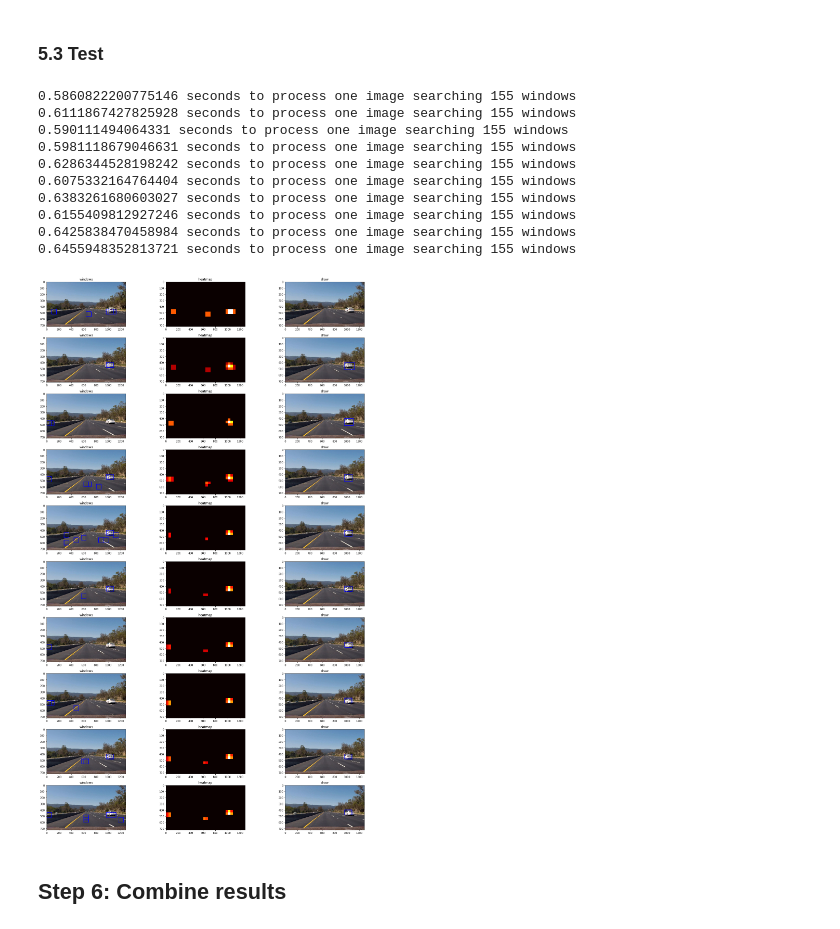
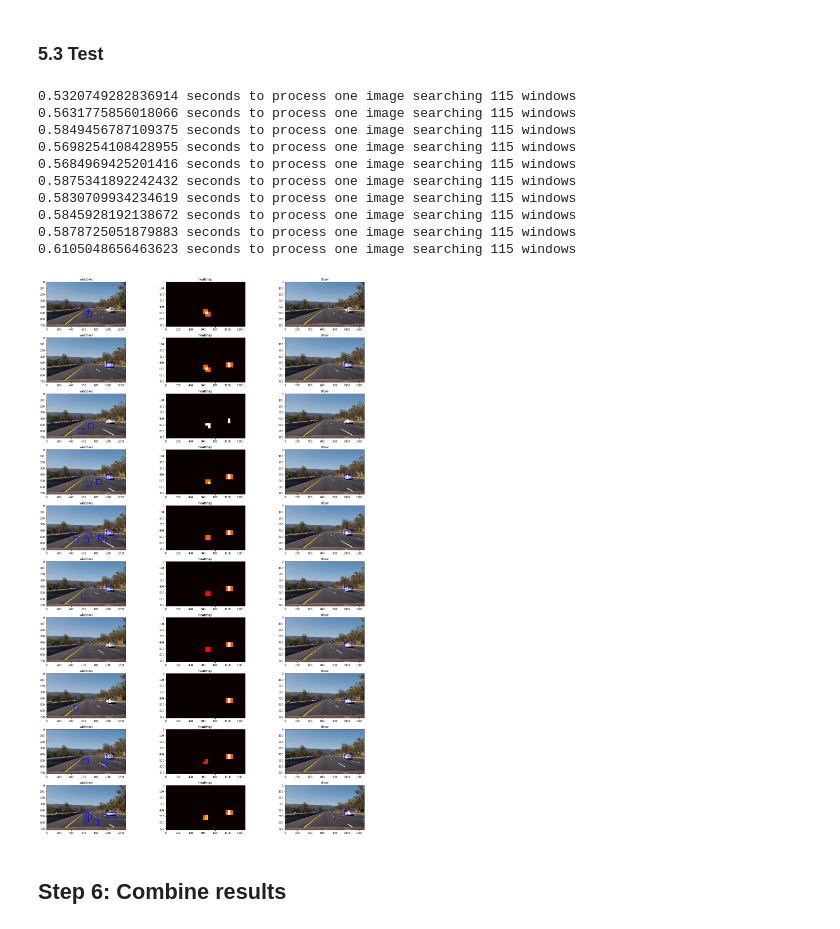
Before and after one commit to lelordoftech/CarND-Vehicle-Detection, a Jupyter notebook: Vehicle-Detection.ipynb, the cells around one changed output. Cells and saved outputs as stored; diff of their text form; code cells hidden in the pictures.

```diff
--- a/Vehicle-Detection.ipynb
+++ b/Vehicle-Detection.ipynb
@@ -341,7 +341,7 @@ y = np.hstack((np.ones(len(car_features)), np.zeros(len(notcar_features))))
 # Split up data into randomized training and test sets
 rand_state = np.random.randint(0, 100)
 X_train, X_test, y_train, y_test = train_test_split(
-    scaled_X, y, test_size=0.2, random_state=rand_state)
+    scaled_X, y, test_size=0.1, random_state=rand_state)
 
 print('Training data length:', len(y_train))
 print('Testing data length:', len(y_test))
@@ -640,7 +691,7 @@ for img_src in test_images:
     # Using:    mpimg.imread jpg (0-255)
     img = img.astype(np.float32)/255
 
-    windows = slide_window(img, x_start_stop=[None, None], y_start_stop=[y_start, y_stop],
+    windows = slide_window(img, x_start_stop=[640, None], y_start_stop=[y_start, y_stop],
                     xy_window=(80, 80), xy_overlap=(overlap, overlap))
 
     hot_windows = search_windows(img, windows, svc, X_scaler,
@@ -799,48 +850,48 @@ for img_src in test_images:
     copy_img = np.copy(img)
     img = img.astype(np.float32)/255
 
-    windows = slide_window(img, x_start_stop=[None, None], y_start_stop=[y_start, y_stop],
+    windows = slide_window(img, x_start_stop=[640, None], y_start_stop=[y_start, y_stop],
                     xy_window=(80, 80), xy_overlap=(overlap, overlap))
 
     hot_windows = search_windows(img, windows, svc, X_scaler,
                                 x_start_stop=[None, None], y_start_stop=[y_start, y_stop],
                                 color_space=color_space,
                                 spatial_size=spatial_size, hist_bins=hist_bins,
                                 orient=orient, pix_per_cell=pix_per_cell,
                                 cell_per_block=cell_per_block,
                                 hog_channel=hog_channel, spatial_feat=spatial_feat,
                                 hist_feat=hist_feat, hog_feat=hog_feat)
 
     window_img = draw_boxes(copy_img, hot_windows, color=(0, 0, 255), thick=6)
     draw_img, heatmap = pipeline_heatmap(copy_img, hot_windows, y_start)
 
     images.append(window_img)
     images.append(heatmap)
     images.append(draw_img)
     titles.append('windows')
     titles.append('heatmap')
     titles.append('draw')
     print(time.time()-t1, 'seconds to process one image searching', len(windows), 'windows')
 
 cv2.imwrite('output_images/labels_map.png', cv2.cvtColor(images[-2]*(255//images[-2].max()), cv2.COLOR_GRAY2BGR))
 cv2.imwrite('output_images/output_bboxes.png', cv2.cvtColor(images[-1], cv2.COLOR_RGB2BGR))
 fig = plt.figure(figsize=(20,30))#, dpi=300)
 visualize(fig, 10, 3, images, titles)
 fig.tight_layout()
 # Save to local disk
 plt.savefig('output_images/false_positives.png')
 # %% [output]
-0.5860822200775146 seconds to process one image searching 155 windows
-0.6111867427825928 seconds to process one image searching 155 windows
-0.590111494064331 seconds to process one image searching 155 windows
-0.5981118679046631 seconds to process one image searching 155 windows
-0.6286344528198242 seconds to process one image searching 155 windows
-0.6075332164764404 seconds to process one image searching 155 windows
-0.6383261680603027 seconds to process one image searching 155 windows
-0.6155409812927246 seconds to process one image searching 155 windows
-0.6425838470458984 seconds to process one image searching 155 windows
-0.6455948352813721 seconds to process one image searching 155 windows
+0.5320749282836914 seconds to process one image searching 115 windows
+0.5631775856018066 seconds to process one image searching 115 windows
+0.5849456787109375 seconds to process one image searching 115 windows
+0.5698254108428955 seconds to process one image searching 115 windows
+0.5684969425201416 seconds to process one image searching 115 windows
+0.5875341892242432 seconds to process one image searching 115 windows
+0.5830709934234619 seconds to process one image searching 115 windows
+0.5845928192138672 seconds to process one image searching 115 windows
+0.5878725051879883 seconds to process one image searching 115 windows
+0.6105048656463623 seconds to process one image searching 115 windows
-[figure, old version]
+[figure, new version]
 # %% [markdown]
 ## Step 6: Combine results
 # %% [markdown]
```
Also changed, not shown: parts of 11 cells of this notebook, 10 other files.
